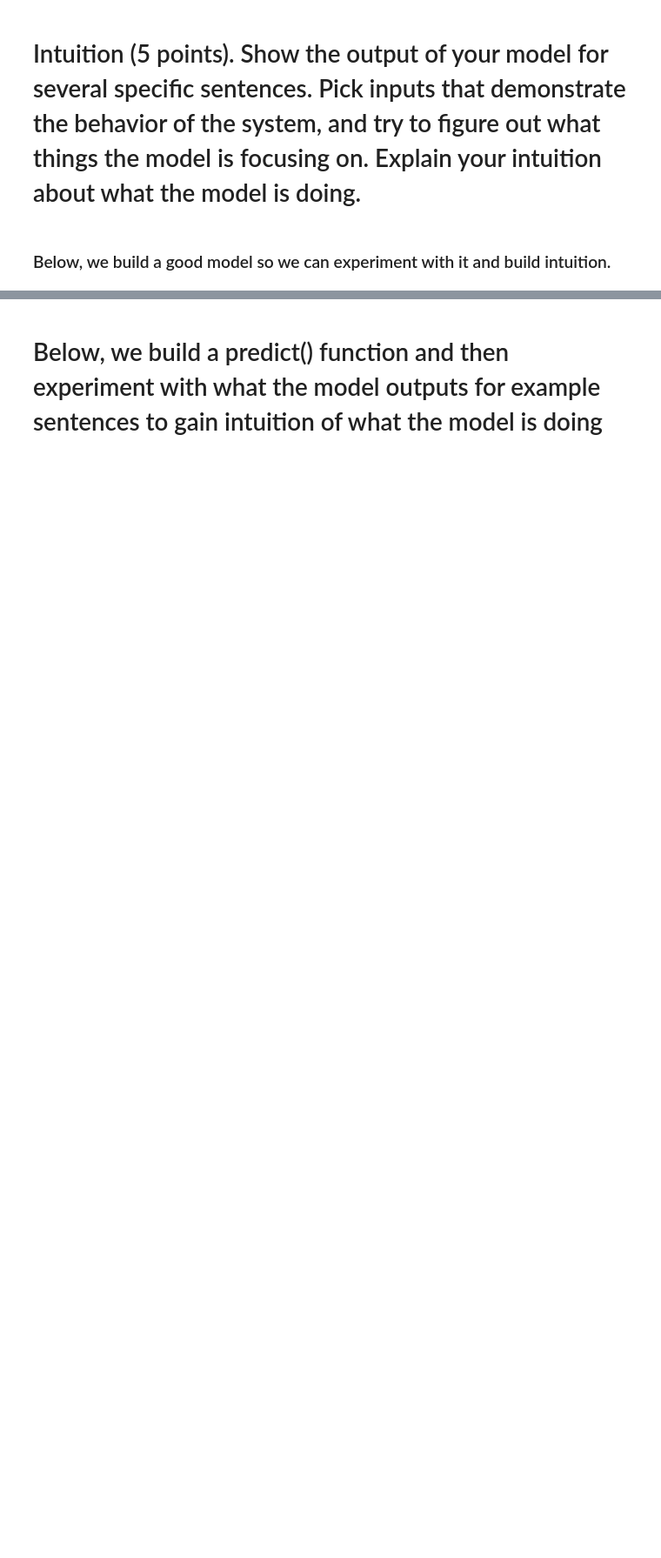
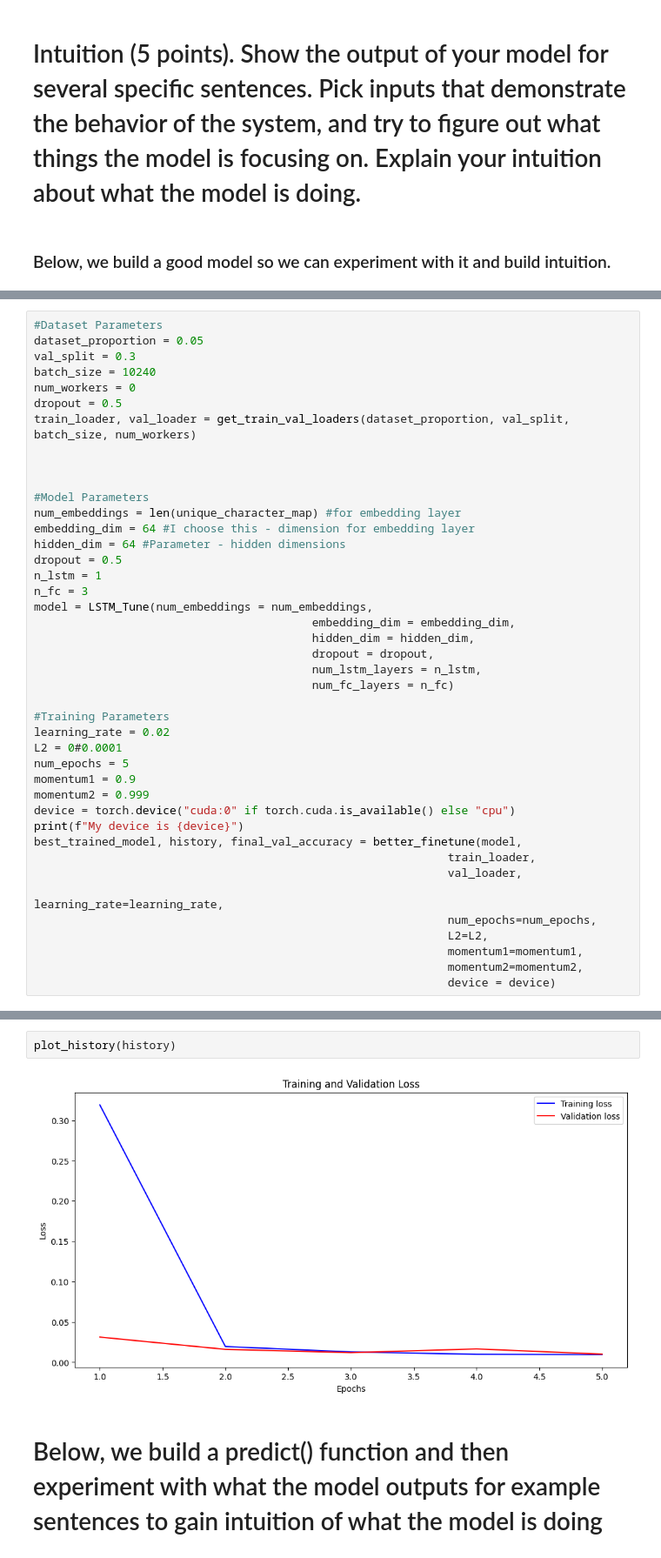
Before and after one commit to bbonifacio-at-mudd/E208HW7, a Jupyter notebook: Homework 7 Primary Notebook.ipynb, the cells around one changed output, grey strips where cells are left out. Shown at 87% size. Drawn from its saved outputs; the diff is of its cells as text; blank space fills up the shorter version.

```diff
--- a/Homework 7 Primary Notebook.ipynb
+++ b/Homework 7 Primary Notebook.ipynb
@@ -931,0 +877,42 @@ Epoch [10/10], Training Loss: 0.0026, Validation Loss: 0.0077, Validation Accura
+# %%
+#Dataset Parameters
+dataset_proportion = 0.05
+val_split = 0.3
+batch_size = 10240
+num_workers = 0
+dropout = 0.5
+train_loader, val_loader = get_train_val_loaders(dataset_proportion, val_split, batch_size, num_workers)
+
+
+
+#Model Parameters
+num_embeddings = len(unique_character_map) #for embedding layer
+embedding_dim = 64 #I choose this - dimension for embedding layer
+hidden_dim = 64 #Parameter - hidden dimensions
+dropout = 0.5
+n_lstm = 1
+n_fc = 3
+model = LSTM_Tune(num_embeddings = num_embeddings,
+                                         embedding_dim = embedding_dim,
+                                         hidden_dim = hidden_dim,
+                                         dropout = dropout,
+                                         num_lstm_layers = n_lstm,
+                                         num_fc_layers = n_fc)
+
+#Training Parameters
+learning_rate = 0.02
+L2 = 0#0.0001
+num_epochs = 5
+momentum1 = 0.9
+momentum2 = 0.999
+device = torch.device("cuda:0" if torch.cuda.is_available() else "cpu")
+print(f"My device is {device}")
+best_trained_model, history, final_val_accuracy = better_finetune(model,
+                                                             train_loader,
+                                                             val_loader,
+                                                             learning_rate=learning_rate,
+                                                             num_epochs=num_epochs,
+                                                             L2=L2,
+                                                             momentum1=momentum1,
+                                                             momentum2=momentum2,
+                                                             device = device)
@@ -932,3 +927,7 @@ Epoch [10/10], Training Loss: 0.0026, Validation Loss: 0.0077, Validation Accura
+# %%
+plot_history(history)
+# %% [output]
+[figure, added]
 # %% [markdown]
 # Below, we build a predict() function and then experiment with what the model outputs for example sentences to gain intuition of what the model is doing
 # %%
```
Also changed, not shown: parts of 3 cells of this notebook.
